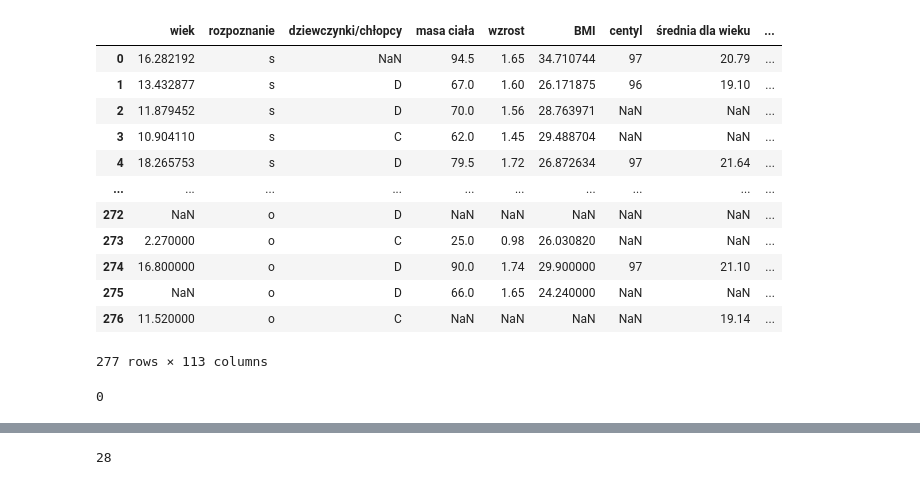
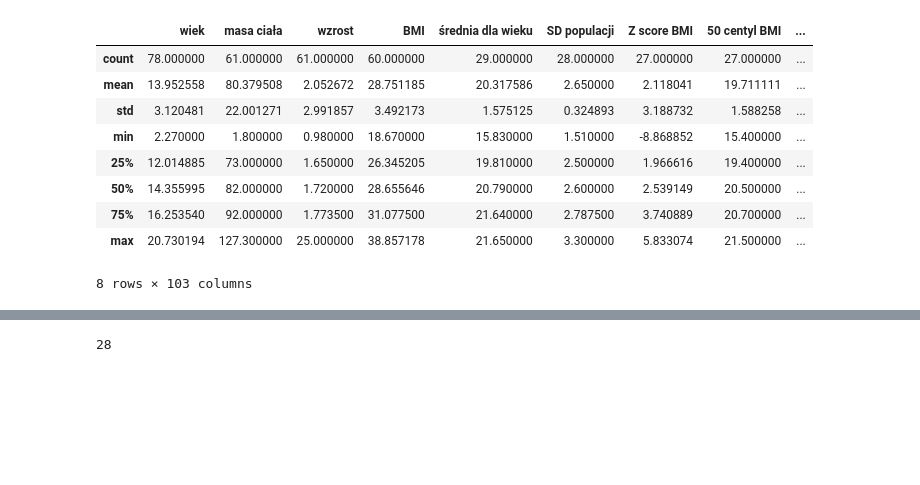
Before and after one commit to jakubpludowski/NAFLD-classifier, a Jupyter notebook: data_loader.ipynb, the cells around one changed output, grey strips where cells are left out. Drawn from its saved outputs; the diff is of its cells as text; code cells hidden in the pictures; blank space fills up the shorter version.

```diff
--- a/data_loader.ipynb
+++ b/data_loader.ipynb
@@ -11,22 +11,6 @@ empty_data = empty_data.drop([0])
 empty_data = empty_data.reset_index()
 empty_data = empty_data.drop(columns=['L,p','index'])
 dataset = empty_data
-# %%
-dataset
-# %% [output]
-|  | wiek | rozpoznanie | dziewczynki/chłopcy | masa ciała | wzrost | BMI | centyl | średnia dla wieku | ... |
-| 0 | 16.282192 | s | NaN | 94.5 | 1.65 | 34.710744 | 97 | 20.79 | ... |
-| 1 | 13.432877 | s | D | 67.0 | 1.60 | 26.171875 | 96 | 19.10 | ... |
-| 2 | 11.879452 | s | D | 70.0 | 1.56 | 28.763971 | NaN | NaN | ... |
-| 3 | 10.904110 | s | C | 62.0 | 1.45 | 29.488704 | NaN | NaN | ... |
-| 4 | 18.265753 | s | D | 79.5 | 1.72 | 26.872634 | 97 | 21.64 | ... |
-| ... | ... | ... | ... | ... | ... | ... | ... | ... | ... |
-| 272 | NaN | o | D | NaN | NaN | NaN | NaN | NaN | ... |
-| 273 | 2.270000 | o | C | 25.0 | 0.98 | 26.030820 | NaN | NaN | ... |
-| 274 | 16.800000 | o | D | 90.0 | 1.74 | 29.900000 | 97 | 21.10 | ... |
-| 275 | NaN | o | D | 66.0 | 1.65 | 24.240000 | NaN | NaN | ... |
-| 276 | 11.520000 | o | C | NaN | NaN | NaN | NaN | 19.14 | ... |
-277 rows × 113 columns
 # %%
 #Set equal label type for sick people
 for i, row in dataset.iterrows():
@@ -38,14 +26,26 @@ for i, row in dataset.iterrows():
 # %%
 #For rows where there is no age or weight, put random age generated from normal distribution with mean age and standard deviation of age
-nr_of_both_nan = 0
-mean_age = dataset[['wiek']].mean()
-std_age = dataset[['wiek']].std()
-for i, row in dataset.iterrows():
-    (weight, age) = row[['masa ciała','wiek']]
-    if pd.isnull(weight) and pd.isnull(age):
-        new_age = np.random.normal(mean_age,std_age)
-        dataset.at[i,'wiek'] = new_age
-        nr_of_both_nan+=1
-nr_of_both_nan
+for set in [sick, obese, healthy]:
+    mean_age = set[['wiek']].mean()
+    std_age = set[['wiek']].std()
+    for i, row in set.iterrows():
+        (weight, age) = row[['masa ciała','wiek']]
+        if  pd.isnull(age):
+            new_age = np.random.normal(mean_age,std_age)
+            set.at[i,'wiek'] = new_age
+        if (age < 5) and (weight > 40):
+            new_age = np.random.normal(mean_age,std_age)
+            set.at[i,'wiek'] = new_age
-# %% [output]
-0
+# %%
+obese.describe()
+# %% [output]
+|  | wiek | masa ciała | wzrost | BMI | średnia dla wieku | SD populacji | Z score BMI | 50 centyl BMI | ... |
+| count | 78.000000 | 61.000000 | 61.000000 | 60.000000 | 29.000000 | 28.000000 | 27.000000 | 27.000000 | ... |
+| mean | 13.952558 | 80.379508 | 2.052672 | 28.751185 | 20.317586 | 2.650000 | 2.118041 | 19.711111 | ... |
+| std | 3.120481 | 22.001271 | 2.991857 | 3.492173 | 1.575125 | 0.324893 | 3.188732 | 1.588258 | ... |
+| min | 2.270000 | 1.800000 | 0.980000 | 18.670000 | 15.830000 | 1.510000 | -8.868852 | 15.400000 | ... |
+| 25% | 12.014885 | 73.000000 | 1.650000 | 26.345205 | 19.810000 | 2.500000 | 1.966616 | 19.400000 | ... |
+| 50% | 14.355995 | 82.000000 | 1.720000 | 28.655646 | 20.790000 | 2.600000 | 2.539149 | 20.500000 | ... |
+| 75% | 16.253540 | 92.000000 | 1.773500 | 31.077500 | 21.640000 | 2.787500 | 3.740889 | 20.700000 | ... |
+| max | 20.730194 | 127.300000 | 25.000000 | 38.857178 | 21.650000 | 3.300000 | 5.833074 | 21.500000 | ... |
+8 rows × 103 columns
```
Also changed, not shown: parts of 5 cells of this notebook.
